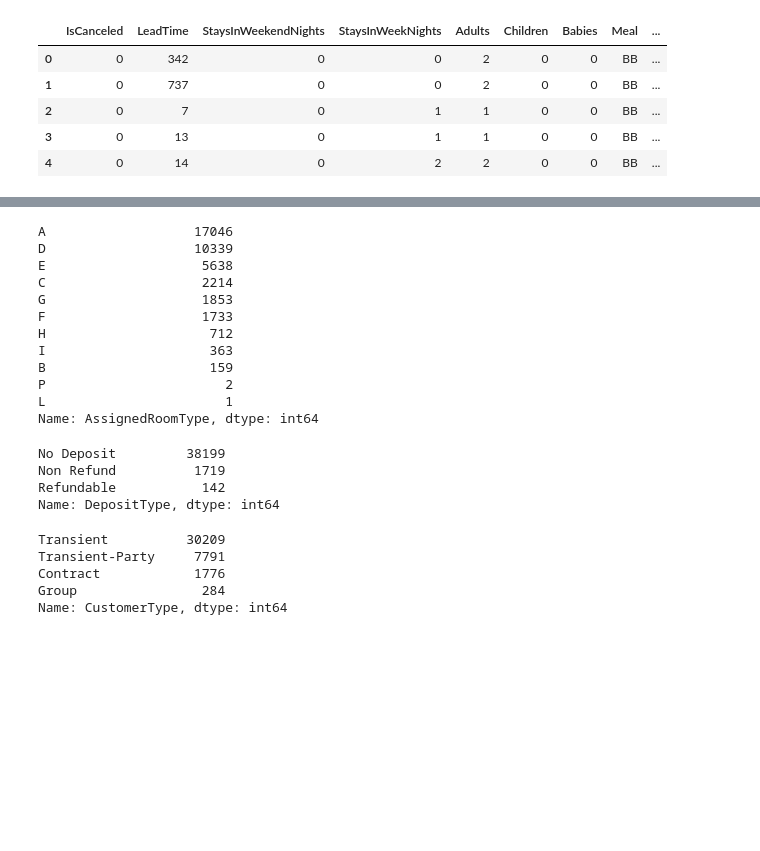
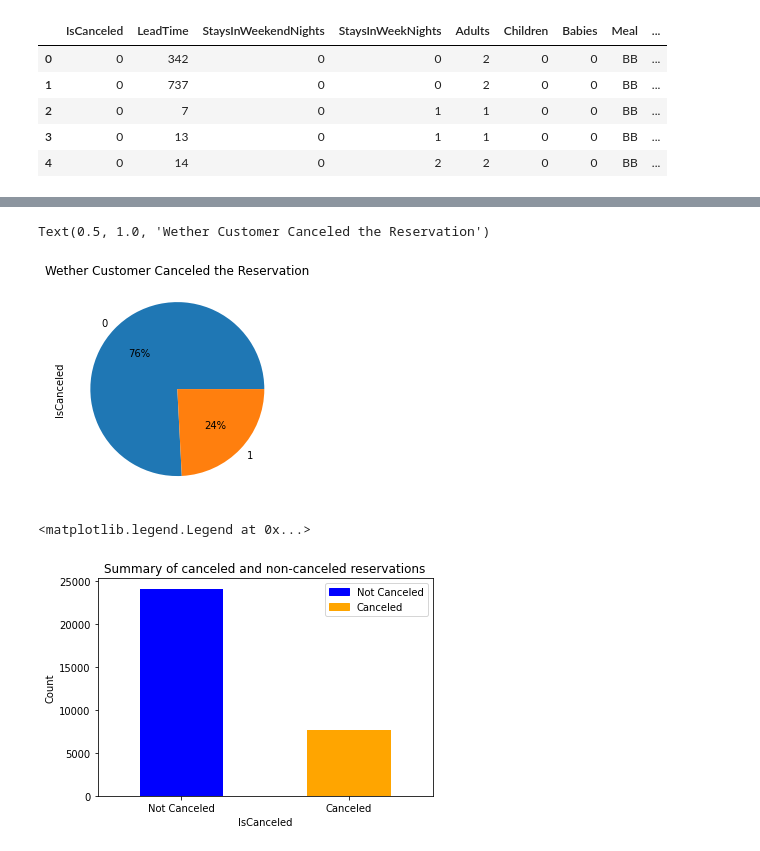
Before and after one commit to chaithrakc/hotel-booking-cancellation-prediction, a Jupyter notebook: src/Hotel Booking Cancellation Prediction.ipynb, the cells around one changed output, grey strips where cells are left out. Saved outputs shown, nothing was run; the diff lists cells and outputs as text; code cells hidden in the pictures; blank space fills up the shorter version.

```diff
--- a/src/Hotel Booking Cancellation Prediction.ipynb
+++ b/src/Hotel Booking Cancellation Prediction.ipynb
@@ -89,30 +136,24 @@ Name: ReservedRoomType, dtype: int64
-# %%
-bookings['AssignedRoomType'].value_counts()
-# %% [output]
-A                   17046
-D                   10339
-E                    5638
-C                    2214
-G                    1853
-F                    1733
-H                     712
-I                     363
-B                     159
-P                       2
-L                       1
-Name: AssignedRoomType, dtype: int64
-# %%
-bookings['DepositType'].value_counts()
-# %% [output]
-No Deposit         38199
-Non Refund          1719
-Refundable           142
-Name: DepositType, dtype: int64
-# %%
-bookings['CustomerType'].value_counts()
-# %% [output]
-Transient          30209
-Transient-Party     7791
-Contract            1776
-Group                284
-Name: CustomerType, dtype: int64
+# %%
+bookings['IsCanceled'].value_counts().plot(kind='pie', autopct='%.0f%%')
+plt.title('Wether Customer Canceled the Reservation')
+# %% [output]
+Text(0.5, 1.0, 'Wether Customer Canceled the Reservation')
+[figure, added]
+# %%
+# plotting 'ISCanceled' on a bar graph
+canceled_count = bookings['IsCanceled'].value_counts()
+d = {0: 'Not Canceled', 1: 'Canceled'}
+canceled_count = canceled_count.rename(d)
+
+canceled_count.plot(kind='bar',color=['blue','orange'])
+plt.title('Summary of canceled and non-canceled reservations')
+plt.xticks(rotation=0)
+plt.xlabel('IsCanceled')
+plt.ylabel('Count')
+
+canceled = mpatches.Patch(color='blue', label='Not Canceled')
+not_canceled = mpatches.Patch(color='orange', label='Canceled')
+plt.legend(handles=[canceled,not_canceled], loc='best')
+# %% [output]
+<matplotlib.legend.Legend at 0x...>
+[figure, added]
```
Also changed, not shown: parts of 37 cells of this notebook.
